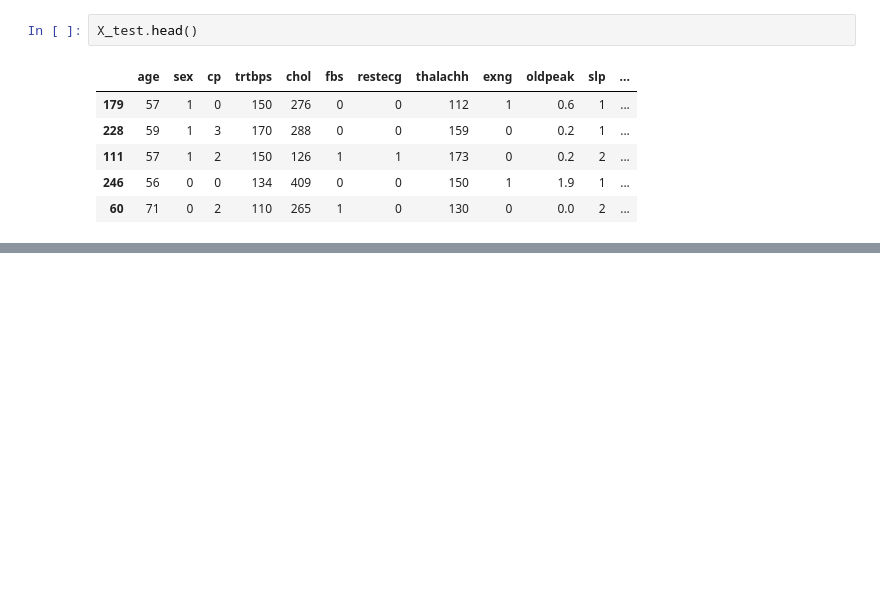
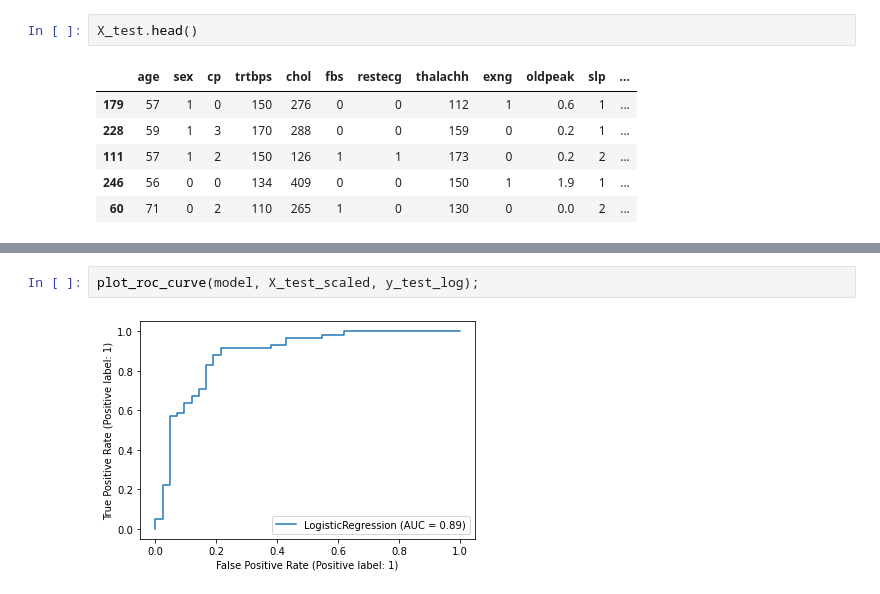
Before and after one commit to tvrjuana/heart-disease, a Jupyter notebook: heart_disease_modeling.ipynb, the cells around one changed output, grey strips where cells are left out. Drawn from its saved outputs; the diff is of its cells as text; blank space fills up the shorter version.

```diff
--- a/heart_disease_modeling.ipynb
+++ b/heart_disease_modeling.ipynb
@@ -509,0 +585,4 @@ However based on
+# %%
+plot_roc_curve(model, X_test_scaled, y_test_log);
+# %% [output]
+[figure, added]
```
Also changed, not shown: parts of 32 cells of this notebook.
